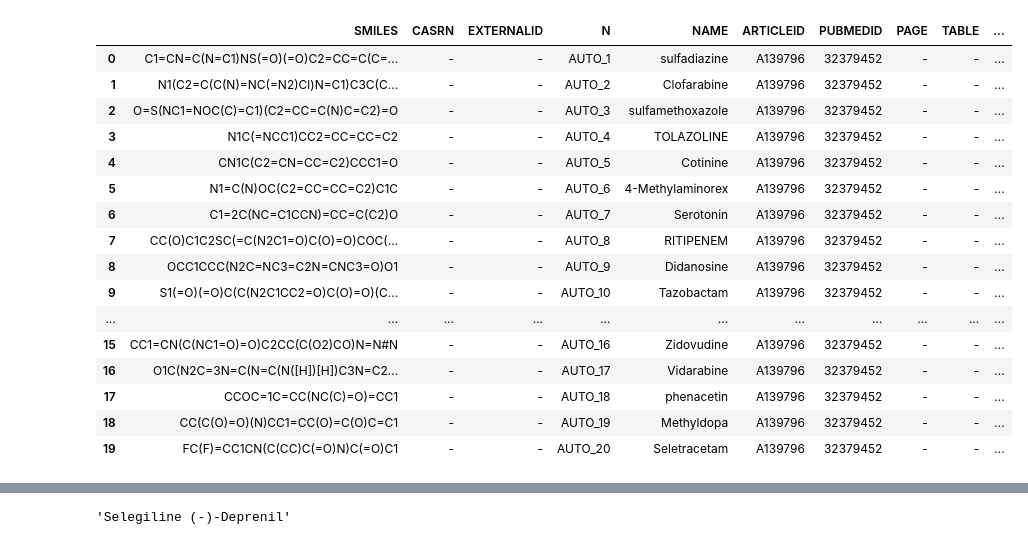
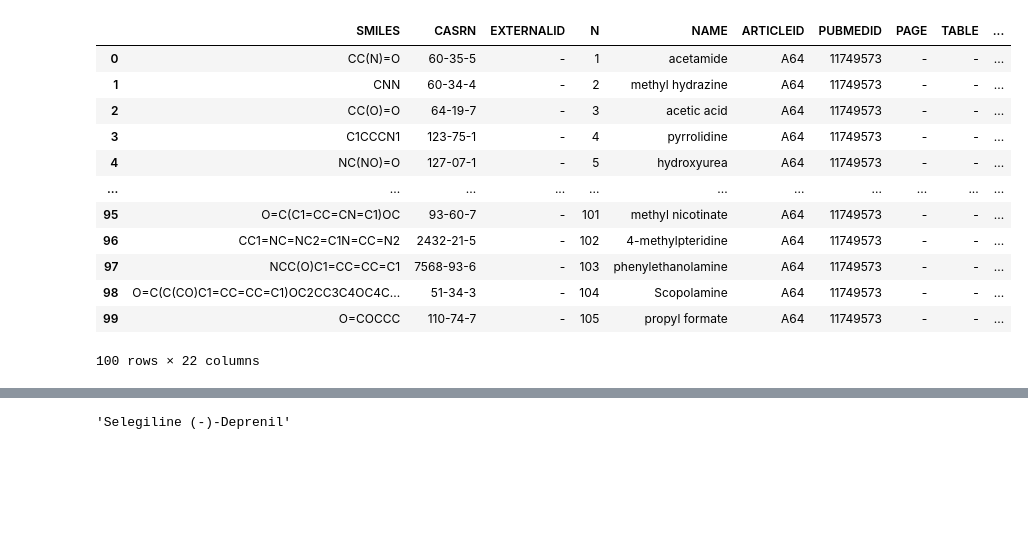
Before and after one commit to NinaB99/AI-for-Chemistry, a Jupyter notebook: Code/Data_cleaning.ipynb, the cells around one changed output, grey strips where cells are left out. Cells and saved outputs as stored; diff of their text form; code cells hidden in the pictures; blank space fills up the shorter version.

Commit message:
added new solubility data

```diff
--- a/Code/Data_cleaning.ipynb
+++ b/Code/Data_cleaning.ipynb
@@ -17,36 +17,34 @@ df_PAMPA_ph7_4 = pd.read_csv('../Data/PAMPA_ph_7_4.csv')
 #df_Pharma_drugs = pd.read_csv('../Data/Pharmaceutical Drugs_Dataset.csv')
 df_oral_adsorption = pd.read_csv('../Data/Oral adsorbtion.csv')
 df_binary_bioavailibility = pd.read_csv('../Data/Binary_Bioavailibility.csv')
+df_water_sol_Ochem = pd.read_csv('../Data/Water_Sol_OCHEM.csv')
 # %%
 #df_curatedSol.head()
 #df_bioavailability.head() #995
 #df_biogen.head() #3521
 #df_ESOL.head() #1128
 #df_Water_Octanol.head()#4200
 #df_Bold_brain_barrier.head() #2050
 #df_Kinetic_solubility.head() #2532
 #df_permeability.head() #2530
 #df_PAMPA_ph7_4.head() #2532
 #df_oral_adsorption.shape
-df_binary_bioavailibility.head(20)
+#df_binary_bioavailibility.head(20)
+df_water_sol_Ochem.head(100)
 # %% [output]
 |  | SMILES | CASRN | EXTERNALID | N | NAME | ARTICLEID | PUBMEDID | PAGE | TABLE | ... |
-| 0 | C1=CN=C(N=C1)NS(=O)(=O)C2=CC=C(C=... | - | - | AUTO_1 | sulfadiazine | A139796 | 32379452 | - | - | ... |
-| 1 | N1(C2=C(C(N)=NC(=N2)Cl)N=C1)C3C(C... | - | - | AUTO_2 | Clofarabine | A139796 | 32379452 | - | - | ... |
-| 2 | O=S(NC1=NOC(C)=C1)(C2=CC=C(N)C=C2)=O | - | - | AUTO_3 | sulfamethoxazole | A139796 | 32379452 | - | - | ... |
-| 3 | N1C(=NCC1)CC2=CC=CC=C2 | - | - | AUTO_4 | TOLAZOLINE | A139796 | 32379452 | - | - | ... |
-| 4 | CN1C(C2=CN=CC=C2)CCC1=O | - | - | AUTO_5 | Cotinine | A139796 | 32379452 | - | - | ... |
-| 5 | N1=C(N)OC(C2=CC=CC=C2)C1C | - | - | AUTO_6 | 4-Methylaminorex | A139796 | 32379452 | - | - | ... |
-| 6 | C1=2C(NC=C1CCN)=CC=C(C2)O | - | - | AUTO_7 | Serotonin | A139796 | 32379452 | - | - | ... |
-| 7 | CC(O)C1C2SC(=C(N2C1=O)C(O)=O)COC(... | - | - | AUTO_8 | RITIPENEM | A139796 | 32379452 | - | - | ... |
-| 8 | OCC1CCC(N2C=NC3=C2N=CNC3=O)O1 | - | - | AUTO_9 | Didanosine | A139796 | 32379452 | - | - | ... |
-| 9 | S1(=O)(=O)C(C(N2C1CC2=O)C(O)=O)(C... | - | - | AUTO_10 | Tazobactam | A139796 | 32379452 | - | - | ... |
+| 0 | CC(N)=O | 60-35-5 | - | 1 | acetamide | A64 | 11749573 | - | - | ... |
+| 1 | CNN | 60-34-4 | - | 2 | methyl hydrazine | A64 | 11749573 | - | - | ... |
+| 2 | CC(O)=O | 64-19-7 | - | 3 | acetic acid | A64 | 11749573 | - | - | ... |
+| 3 | C1CCCN1 | 123-75-1 | - | 4 | pyrrolidine | A64 | 11749573 | - | - | ... |
+| 4 | NC(NO)=O | 127-07-1 | - | 5 | hydroxyurea | A64 | 11749573 | - | - | ... |
 | ... | ... | ... | ... | ... | ... | ... | ... | ... | ... | ... |
-| 15 | CC1=CN(C(NC1=O)=O)C2CC(C(O2)CO)N=N#N | - | - | AUTO_16 | Zidovudine | A139796 | 32379452 | - | - | ... |
-| 16 | O1C(N2C=3N=C(N=C(N([H])[H])C3N=C2... | - | - | AUTO_17 | Vidarabine | A139796 | 32379452 | - | - | ... |
-| 17 | CCOC=1C=CC(NC(C)=O)=CC1 | - | - | AUTO_18 | phenacetin | A139796 | 32379452 | - | - | ... |
-| 18 | CC(C(O)=O)(N)CC1=CC(O)=C(O)C=C1 | - | - | AUTO_19 | Methyldopa | A139796 | 32379452 | - | - | ... |
-| 19 | FC(F)=CC1CN(C(CC)C(=O)N)C(=O)C1 | - | - | AUTO_20 | Seletracetam | A139796 | 32379452 | - | - | ... |
+| 95 | O=C(C1=CC=CN=C1)OC | 93-60-7 | - | 101 | methyl nicotinate | A64 | 11749573 | - | - | ... |
+| 96 | CC1=NC=NC2=C1N=CC=N2 | 2432-21-5 | - | 102 | 4-methylpteridine | A64 | 11749573 | - | - | ... |
+| 97 | NCC(O)C1=CC=CC=C1 | 7568-93-6 | - | 103 | phenylethanolamine | A64 | 11749573 | - | - | ... |
+| 98 | O=C(C(CO)C1=CC=CC=C1)OC2CC3C4OC4C... | 51-34-3 | - | 104 | Scopolamine | A64 | 11749573 | - | - | ... |
+| 99 | O=COCCC | 110-74-7 | - | 105 | propyl formate | A64 | 11749573 | - | - | ... |
+100 rows × 22 columns
 # %%
 df_bioavailability.to_csv('../Data/Bioavailibility.csv', index=False)
 df_biogen.to_csv('../Data/Biogen.csv', index=False)
```
Also changed, not shown: 1 other file.
